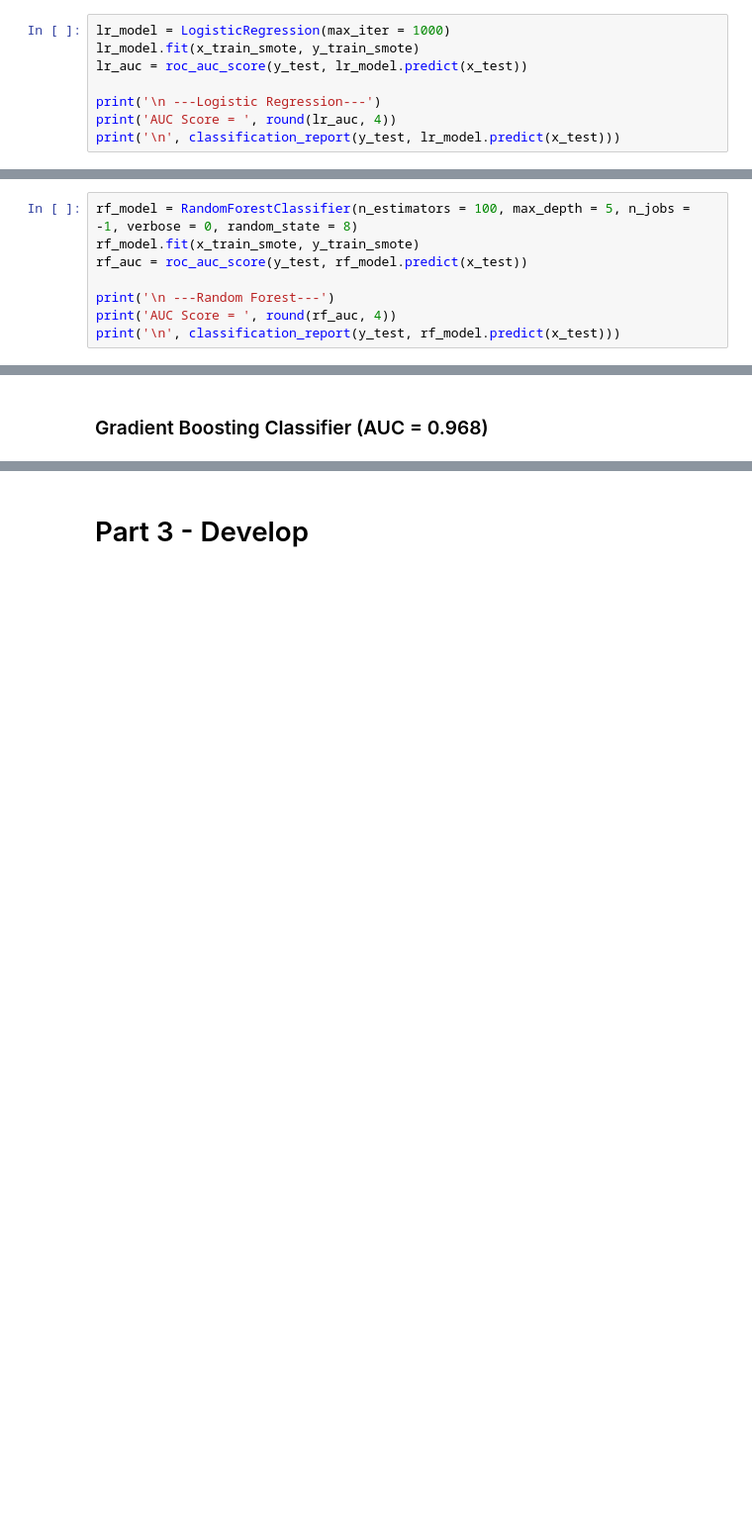
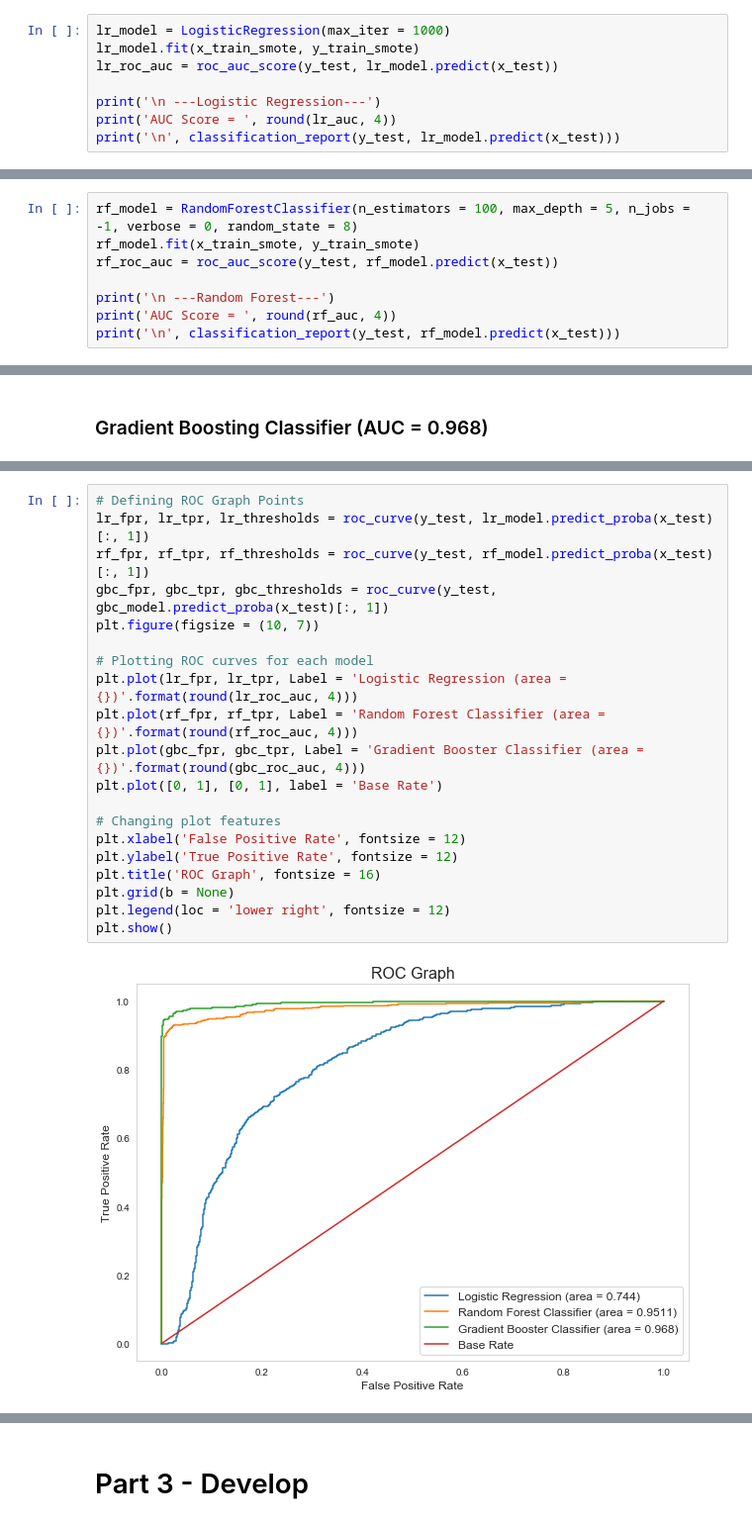
Before and after one commit to uclajsam/Predicting_Employee_Churn, a Jupyter notebook: HR_Analytics.ipynb, the cells around one changed output, grey strips where cells are left out. Shown at 99% size. Drawn from its saved outputs; the diff is of its cells as text; blank space fills up the shorter version.

```diff
--- a/HR_Analytics.ipynb
+++ b/HR_Analytics.ipynb
@@ -501,7 +501,7 @@ We will use the following models for training purposes:
 # %%
 lr_model = LogisticRegression(max_iter = 1000)
 lr_model.fit(x_train_smote, y_train_smote)
-lr_auc = roc_auc_score(y_test, lr_model.predict(x_test))
+lr_roc_auc = roc_auc_score(y_test, lr_model.predict(x_test))
 
 print('\n ---Logistic Regression---')
 print('AUC Score = ', round(lr_auc, 4))
@@ -523,7 +523,7 @@ weighted avg       0.80      0.76      0.77      3000
 # %%
 rf_model = RandomForestClassifier(n_estimators = 100, max_depth = 5, n_jobs = -1, verbose = 0, random_state = 8)
 rf_model.fit(x_train_smote, y_train_smote)
-rf_auc = roc_auc_score(y_test, rf_model.predict(x_test))
+rf_roc_auc = roc_auc_score(y_test, rf_model.predict(x_test))
 
 print('\n ---Random Forest---')
 print('AUC Score = ', round(rf_auc, 4))
@@ -574,0 +604,22 @@ array([[0.0058508 , 0.9941492 ],
+# %%
+# Defining ROC Graph Points
+lr_fpr, lr_tpr, lr_thresholds = roc_curve(y_test, lr_model.predict_proba(x_test)[:, 1])
+rf_fpr, rf_tpr, rf_thresholds = roc_curve(y_test, rf_model.predict_proba(x_test)[:, 1])
+gbc_fpr, gbc_tpr, gbc_thresholds = roc_curve(y_test, gbc_model.predict_proba(x_test)[:, 1])
+plt.figure(figsize = (10, 7))
+
+# Plotting ROC curves for each model
+plt.plot(lr_fpr, lr_tpr, Label = 'Logistic Regression (area = {})'.format(round(lr_roc_auc, 4)))
+plt.plot(rf_fpr, rf_tpr, Label = 'Random Forest Classifier (area = {})'.format(round(rf_roc_auc, 4)))
+plt.plot(gbc_fpr, gbc_tpr, Label = 'Gradient Booster Classifier (area = {})'.format(round(gbc_roc_auc, 4)))
+plt.plot([0, 1], [0, 1], label = 'Base Rate')
+
+# Changing plot features
+plt.xlabel('False Positive Rate', fontsize = 12)
+plt.ylabel('True Positive Rate', fontsize = 12)
+plt.title('ROC Graph', fontsize = 16)
+plt.grid(b = None)
+plt.legend(loc = 'lower right', fontsize = 12)
+plt.show()
+# %% [output]
+[figure, added]
```
Also changed, not shown: parts of 14 cells of this notebook.
